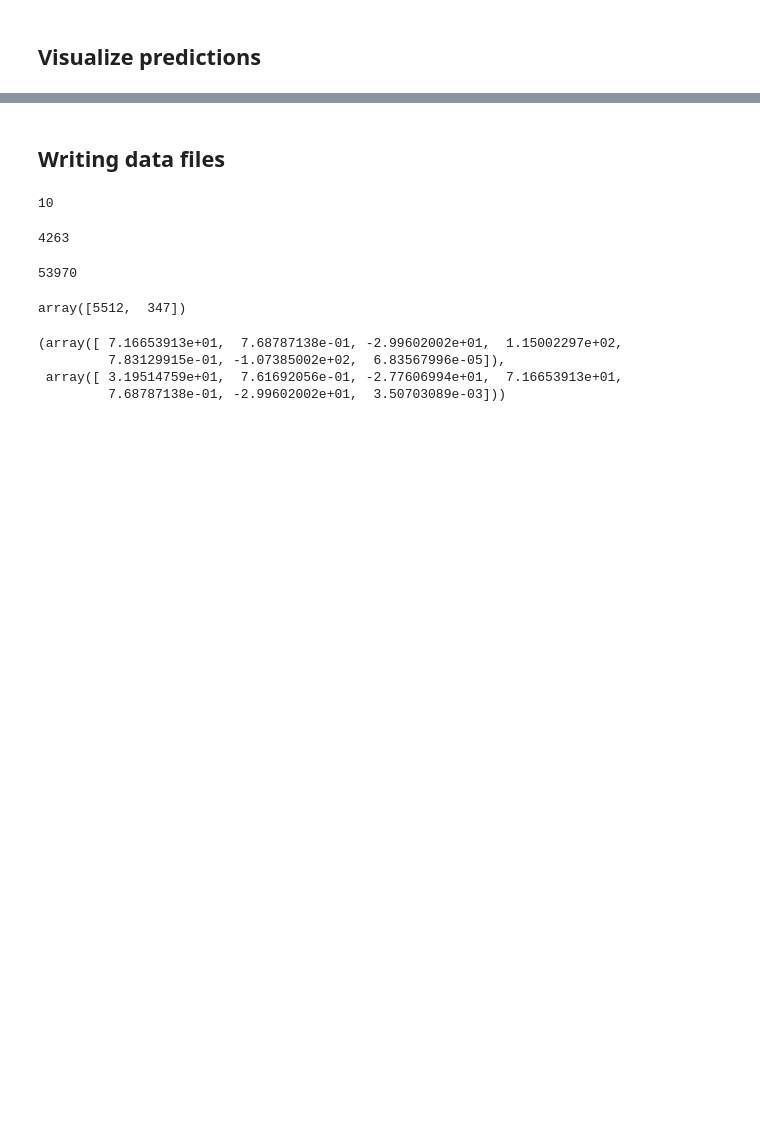
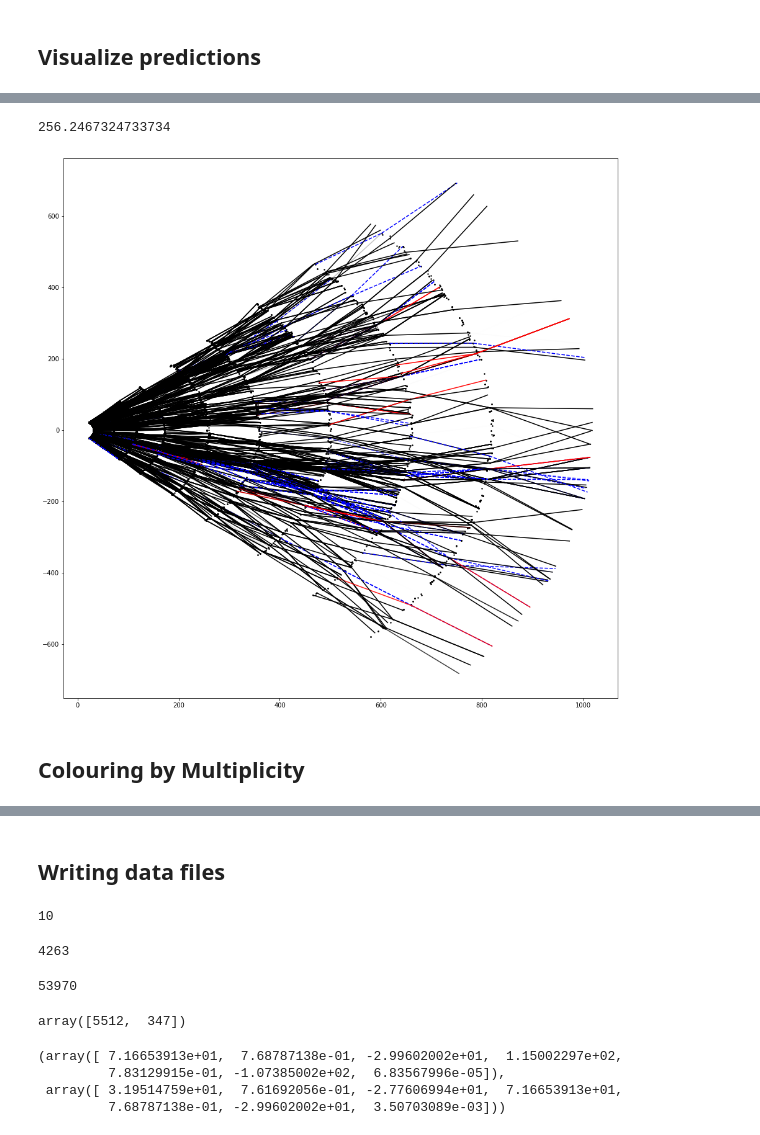
Before and after one commit to murnanedaniel/eta-tracker, a Jupyter notebook: notebooks/EvalTripGNN.ipynb, the cells around one changed output, grey strips where cells are left out. Drawn from its saved outputs; the diff is of its cells as text; code cells hidden in the pictures; blank space fills up the shorter version.

```diff
--- a/notebooks/EvalTripGNN.ipynb
+++ b/notebooks/EvalTripGNN.ipynb
@@ -199,0 +240,7 @@ len(y)
+# %%
+tic = tt()
+draw_triplets_xy(x, e, o, y, cut=0.9);
+print(tt()-tic)
+# %% [output]
+256.2467324733734
+[figure, added]
@@ -199,0 +292,2 @@ len(y)
+# %% [markdown]
+## Colouring by Multiplicity
```
Also changed, not shown: parts of 34 cells of this notebook, 2 other files.
